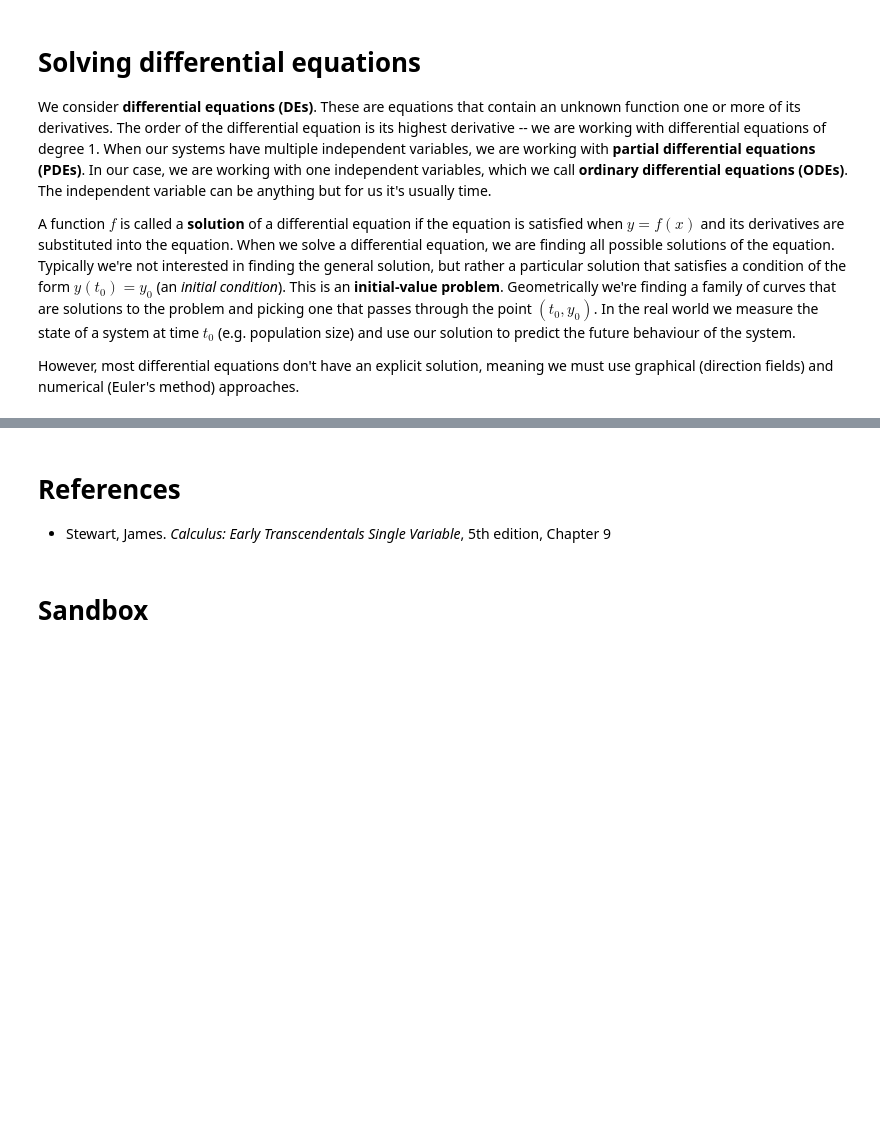
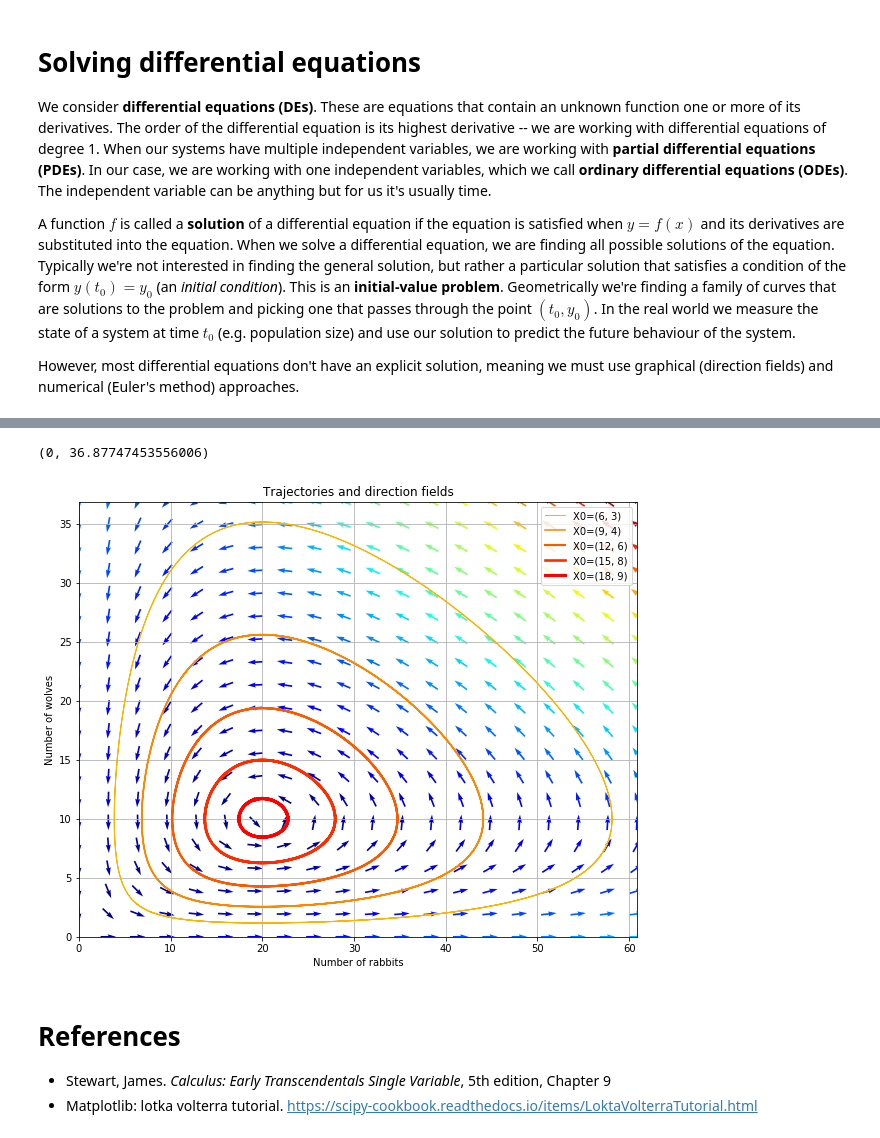
Before and after one commit to diazale/ode_models, a Jupyter notebook: ODE models.ipynb, the cells around one changed output, grey strips where cells are left out. Drawn from its saved outputs; the diff is of its cells as text; code cells hidden in the pictures; blank space fills up the shorter version.

```diff
--- a/ODE models.ipynb
+++ b/ODE models.ipynb
@@ -129,0 +147,3 @@ $$y(0) = 1$$
+# %%
+X_f0 = array([     0. ,  0.])
+X_f1 = array([ c/(d*b), a/b])
@@ -130,6 +185,43 @@ $$y(0) = 1$$
+# %%
+values  = linspace(0.3, 0.9, 5)                          # position of X0 between X_f0 and X_f1
+vcolors = p.cm.autumn_r(linspace(0.3, 1., len(values)))  # colors for each trajectory
+
+f2 = p.figure()
+
+# plot trajectories
+for v, col in zip(values, vcolors):
+    X0 = v * X_f1                       # starting point
+    X = integrate.odeint(dX_dt, X0, t) # integrate
+    p.plot( X[:,0], X[:,1], lw=3.5*v, color=col, label='X0=(%.f, %.f)' % (X0[0], X0[1]))
+
+# define a grid and compute direction at each point
+ymax = p.ylim(bottom=0)[1]                        # get axis limits
+xmax = p.xlim(left=0)[1]
+nb_points = 20
+
+x = linspace(0, xmax, nb_points)
+y = linspace(0, ymax, nb_points)
+
+X1 , Y1  = meshgrid(x, y)                       # create a grid
+DX1, DY1 = dX_dt([X1, Y1])                      # compute growth rate on the gridt
+M = (hypot(DX1, DY1))                           # Norm of the growth rate
+M[ M == 0] = 1.                                 # Avoid zero division errors
+DX1 /= M                                        # Normalize each arrows
+DY1 /= M
+
+p.title('Trajectories and direction fields')
+Q = p.quiver(X1, Y1, DX1, DY1, M, pivot='mid', cmap=p.cm.jet) # map direction fields as arrows
+p.xlabel('Number of rabbits')
+p.ylabel('Number of wolves')
+p.legend()
+p.grid()
+p.xlim(0, xmax)
+p.ylim(0, ymax)
+# %% [output]
+(0, 36.87747453556006)
+[figure, added]
 # %% [markdown]
 # References
 
 * Stewart, James. _Calculus: Early Transcendentals Single Variable_, 5th edition, Chapter 9
+* Matplotlib: lotka volterra tutorial. https://scipy-cookbook.readthedocs.io/items/LoktaVolterraTutorial.html
-# %% [markdown]
-# Sandbox
```
Also changed, not shown: parts of 17 cells of this notebook.
